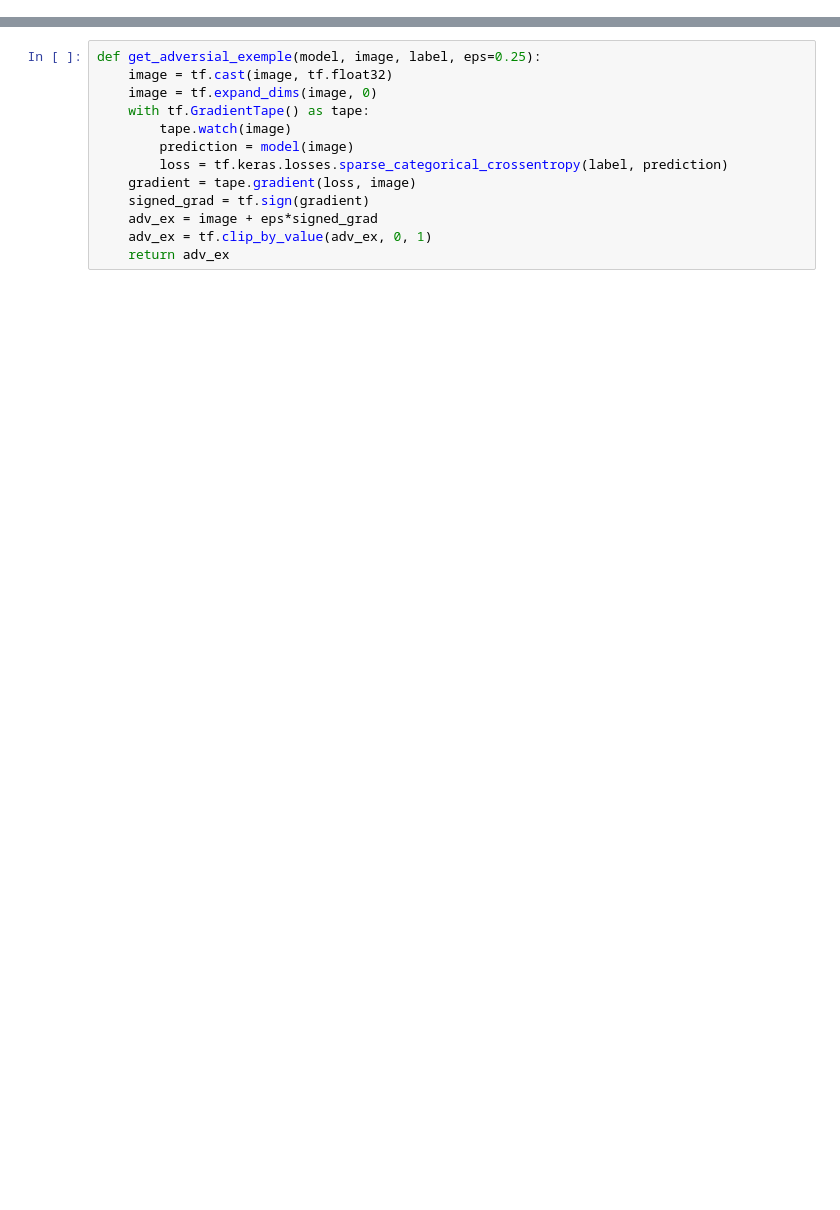
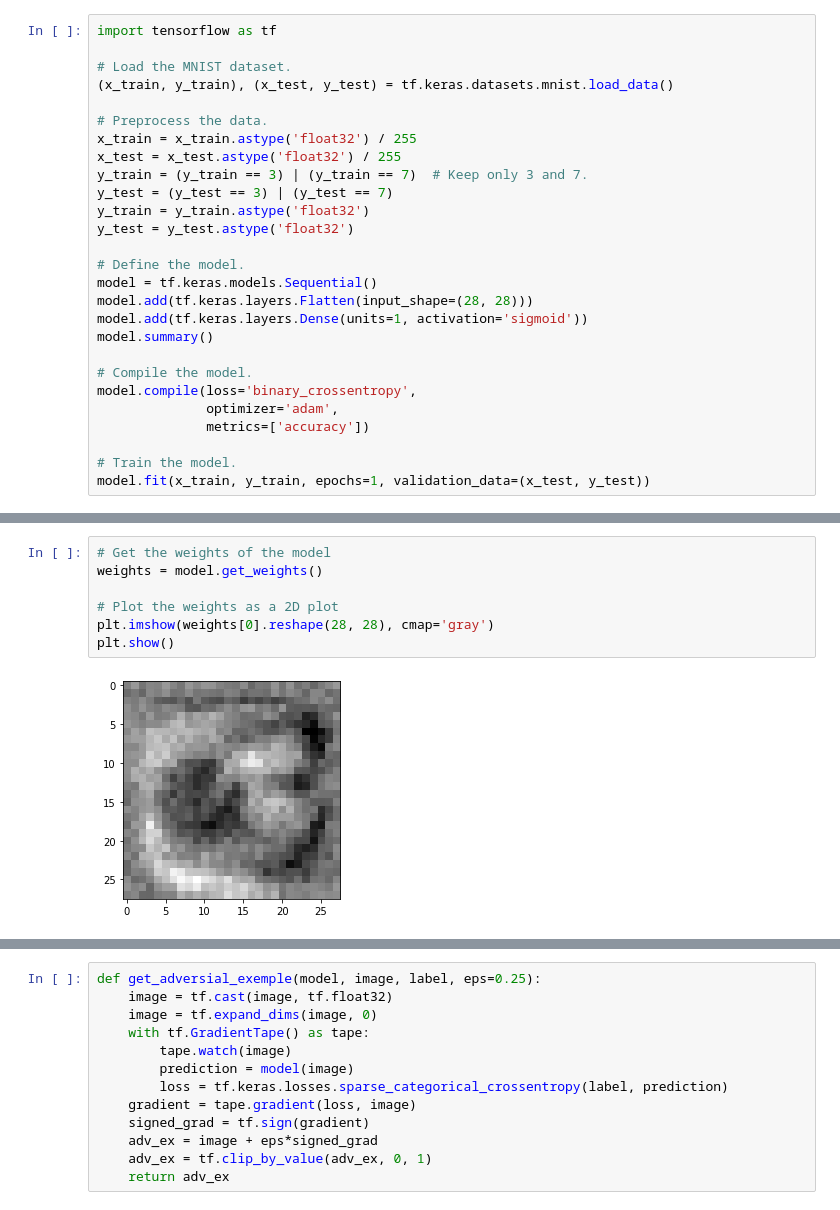
Before and after one commit to VFAFuzzball/ProjetMLA, a Jupyter notebook: Part5_AdversarialTraining_vs_WeightDecay/training.ipynb, the cells around one changed output, grey strips where cells are left out. Cells and saved outputs as stored; diff of their text form; blank space fills up the shorter version.

Commit message:
Plot weights
Added the plot of the weights, however not exactly as the paper shows

```diff
--- a/Part5_AdversarialTraining_vs_WeightDecay/training.ipynb
+++ b/Part5_AdversarialTraining_vs_WeightDecay/training.ipynb
@@ -39,0 +7,27 @@ ds_test = ds_test.prefetch(tf.data.AUTOTUNE)
+# %%
+import tensorflow as tf
+
+# Load the MNIST dataset.
+(x_train, y_train), (x_test, y_test) = tf.keras.datasets.mnist.load_data()
+
+# Preprocess the data.
+x_train = x_train.astype('float32') / 255
+x_test = x_test.astype('float32') / 255
+y_train = (y_train == 3) | (y_train == 7)  # Keep only 3 and 7.
+y_test = (y_test == 3) | (y_test == 7)
+y_train = y_train.astype('float32')
+y_test = y_test.astype('float32')
+
+# Define the model.
+model = tf.keras.models.Sequential()
+model.add(tf.keras.layers.Flatten(input_shape=(28, 28)))
+model.add(tf.keras.layers.Dense(units=1, activation='sigmoid'))
+model.summary()
+
+# Compile the model.
+model.compile(loss='binary_crossentropy',
+              optimizer='adam',
+              metrics=['accuracy'])
+
+# Train the model.
+model.fit(x_train, y_train, epochs=1, validation_data=(x_test, y_test))
@@ -39,0 +49,9 @@ ds_test = ds_test.prefetch(tf.data.AUTOTUNE)
+# %%
+# Get the weights of the model
+weights = model.get_weights()
+
+# Plot the weights as a 2D plot
+plt.imshow(weights[0].reshape(28, 28), cmap='gray')
+plt.show()
+# %% [output]
+[figure, added]
```
Also changed, not shown: parts of 20 cells of this notebook, 1 other file.
